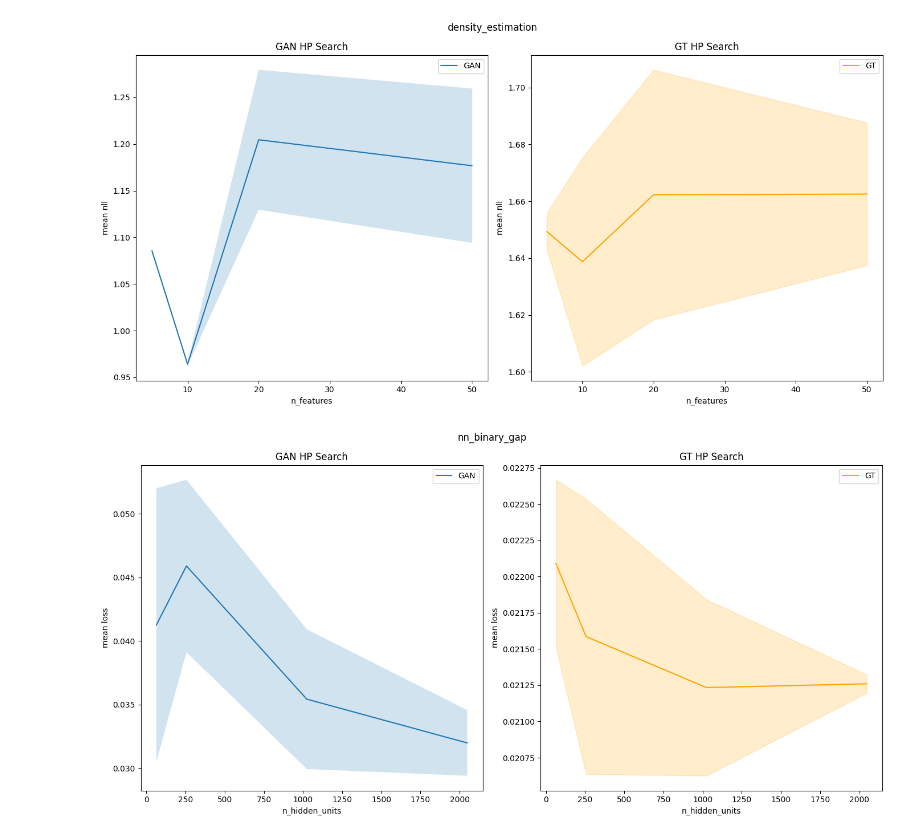
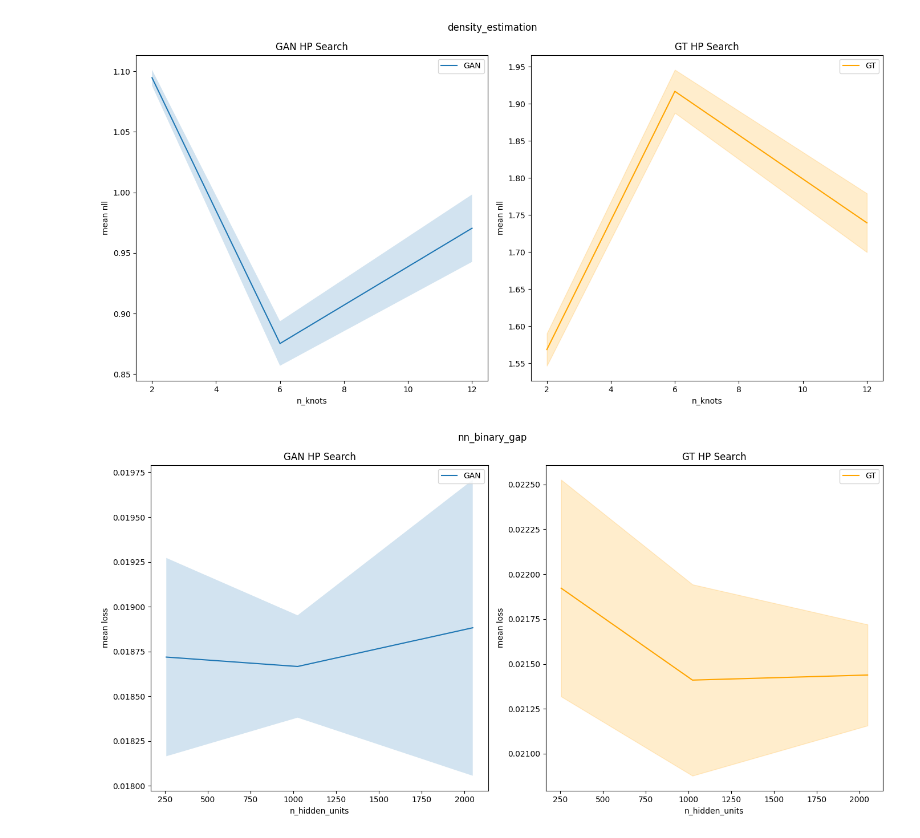
Before and after one commit to roshni714/poverty, a Jupyter notebook: dry_run/hparam/hparam_res.ipynb, the cells around one changed output. Cells and saved outputs as stored; diff of their text form; code cells hidden in the pictures.

Commit message:
hparam results

```diff
--- a/dry_run/hparam/hparam_res.ipynb
+++ b/dry_run/hparam/hparam_res.ipynb
@@ -36,20 +36,20 @@ def plot(gan_df, gt_df, feature, loss, title):
     plt.tight_layout()
     plt.savefig(f'figs/{title}_{feature}.pdf')
 # %%
-gan_df = pd.read_csv('hparam_results/density_estimation_gan_rate.csv')
-gt_df = pd.read_csv('hparam_results/density_estimation_gt_rate.csv')
-feature = 'n_features'
+gan_df = pd.read_csv('results/density_estimation_gan_continuous_rate.csv')
+gt_df = pd.read_csv('results/density_estimation_gt_continuous_rate.csv')
+feature = 'n_knots'
 loss = 'nll'
 title = 'density_estimation'
 plot(gan_df, gt_df, feature, loss, title)
 # %% [output]
-[figure, old version]
+[figure, new version]
 # %%
-gan_df = pd.read_csv('hparam_results/nn_gan_binary_gap.csv')
-gt_df = pd.read_csv('hparam_results/nn_gt_binary_gap.csv')
+gan_df = pd.read_csv('results/nn_gan_binary_gap.csv')
+gt_df = pd.read_csv('results/nn_gt_binary_gap.csv')
 feature = 'n_hidden_units'
 loss = 'loss'
 title = 'nn_binary_gap'
 plot(gan_df, gt_df, feature, loss, title)
 # %% [output]
-[figure, old version]
+[figure, new version]
```
Also changed, not shown: parts of 2 cells of this notebook.
